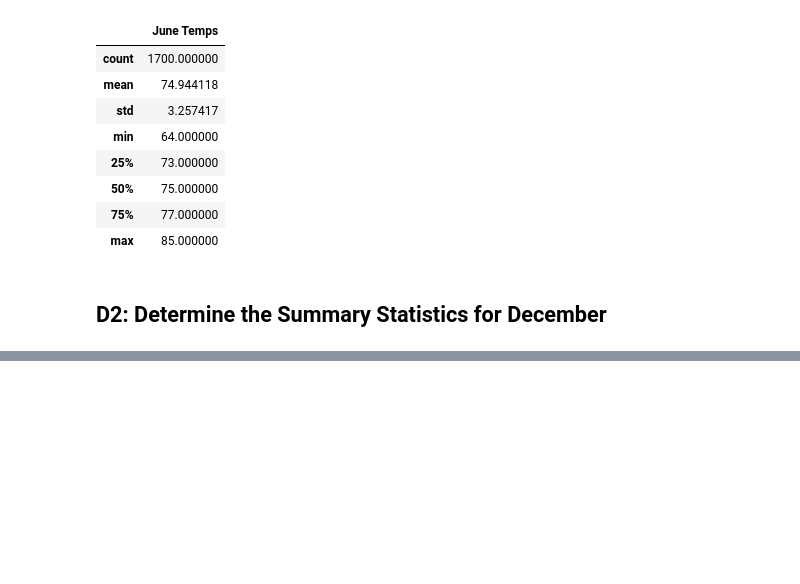
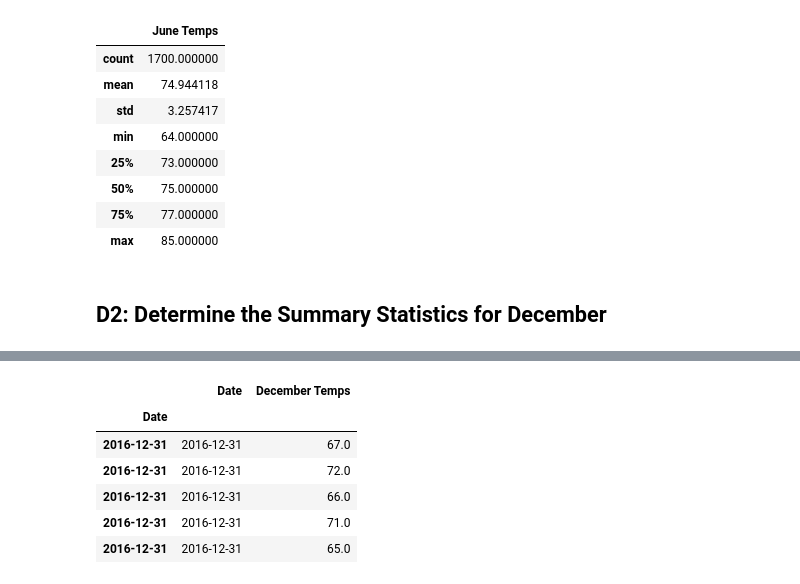
Before and after one commit to Lindsey-Maag/surfs_up, a Jupyter notebook: SurfsUp_Challenge.ipynb, the cells around one changed output, grey strips where cells are left out. Cells and saved outputs as stored; diff of their text form; code cells hidden in the pictures; blank space fills up the shorter version.

```diff
--- a/SurfsUp_Challenge.ipynb
+++ b/SurfsUp_Challenge.ipynb
@@ -83,5 +83,6 @@ june_df.describe()
 ## D2: Determine the Summary Statistics for December
 # %%
 # 6. Write a query that filters the Measurement table to retrieve the temperatures for the month of December.
+dec_results = session.query(Measurement.date, Measurement.tobs).filter(extract('month', Measurement.date)==12).all()
 # %%
 # 7. Convert the December temperatures to a list.
@@ -88,4 +109,16 @@ june_df.describe()
 # %%
 # 8. Create a DataFrame from the list of temperatures for the month of December.
+dec_df = pd.DataFrame(dec_results, columns=['Date','December Temps'])
+dec_df.set_index(dec_df['Date'], inplace=True)
+dec_df = dec_df.sort_index()
+dec_df.tail()
+# %% [output]
+|  | Date | December Temps |
+| Date |  |  |
+| 2016-12-31 | 2016-12-31 | 67.0 |
+| 2016-12-31 | 2016-12-31 | 72.0 |
+| 2016-12-31 | 2016-12-31 | 66.0 |
+| 2016-12-31 | 2016-12-31 | 71.0 |
+| 2016-12-31 | 2016-12-31 | 65.0 |
 # %%
 # 9. Calculate and print out the summary statistics for the Decemeber temperature DataFrame.
```
Also changed, not shown: parts of 5 cells of this notebook.
